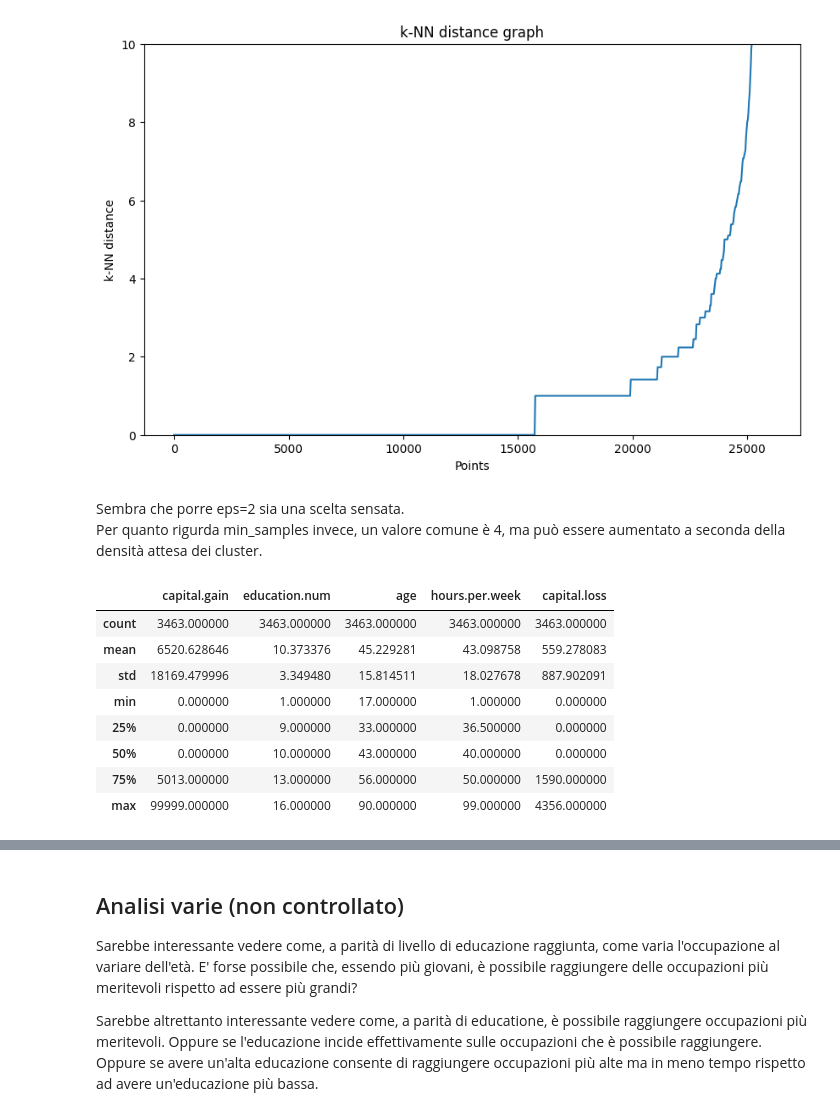
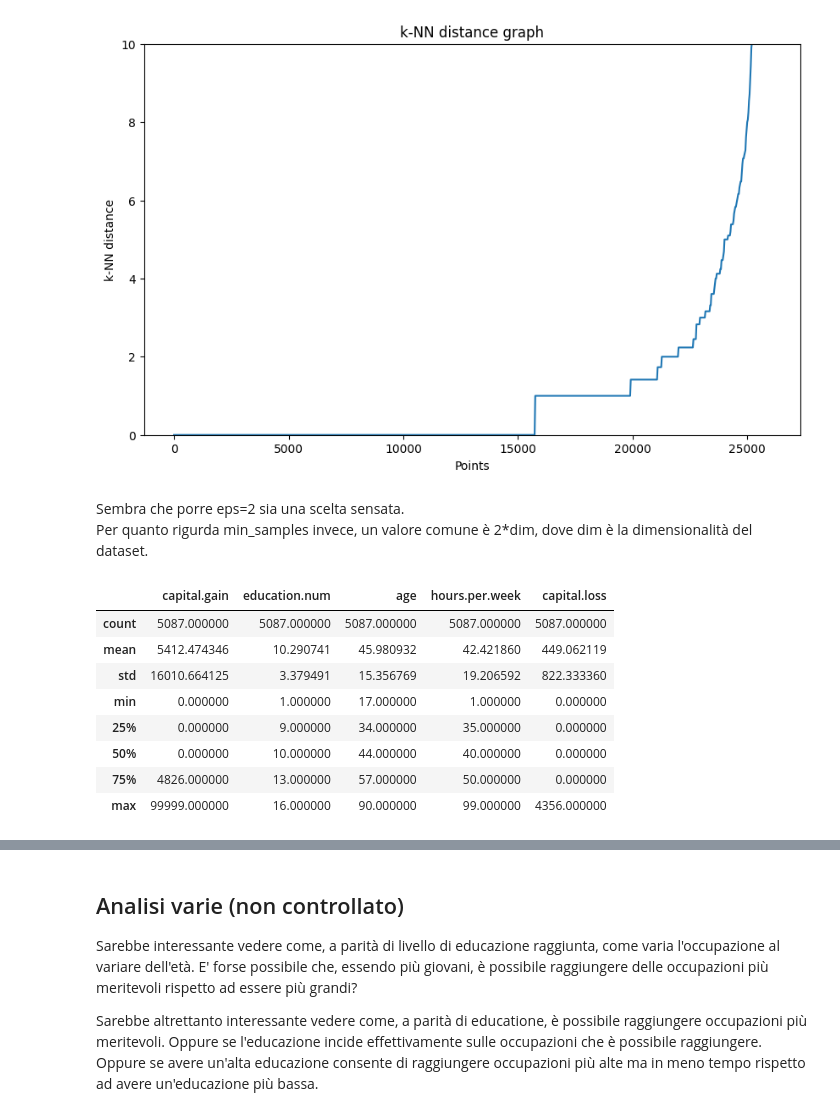
Before and after one commit to ale29ruf/Progetto_Data_Mining, a Jupyter notebook: ProgettoACI.ipynb, the cells around one changed output, grey strips where cells are left out. Drawn from its saved outputs; the diff is of its cells as text; code cells hidden in the pictures.

```diff
--- a/ProgettoACI.ipynb
+++ b/ProgettoACI.ipynb
@@ -1038,26 +1035,26 @@ plt.show()
 [figure]
 # %% [markdown]
 Sembra che porre eps=2 sia una scelta sensata.
-Per quanto rigurda min_samples invece, un valore comune è 4, ma può essere aumentato a seconda della densità attesa dei cluster.
+Per quanto rigurda min_samples invece, un valore comune è 2*dim, dove dim è la dimensionalità del dataset.
 # %%
 from sklearn.cluster import DBSCAN
 
-dbscan = DBSCAN(eps=2, min_samples=4)
+dbscan = DBSCAN(eps=2, min_samples=2*5)
 
 # Lancio DBSCAN
 labels = dbscan.fit_predict(train_set_non_binary)
 
 # Le anomalie vengono etichettate come -1 dall'algoritmo
 anomalies = train_set_non_binary[labels == -1]
 
 anomalies.describe()
 # %% [output]
 |  | capital.gain | education.num | age | hours.per.week | capital.loss |
-| count | 3463.000000 | 3463.000000 | 3463.000000 | 3463.000000 | 3463.000000 |
-| mean | 6520.628646 | 10.373376 | 45.229281 | 43.098758 | 559.278083 |
-| std | 18169.479996 | 3.349480 | 15.814511 | 18.027678 | 887.902091 |
+| count | 5087.000000 | 5087.000000 | 5087.000000 | 5087.000000 | 5087.000000 |
+| mean | 5412.474346 | 10.290741 | 45.980932 | 42.421860 | 449.062119 |
+| std | 16010.664125 | 3.379491 | 15.356769 | 19.206592 | 822.333360 |
 | min | 0.000000 | 1.000000 | 17.000000 | 1.000000 | 0.000000 |
-| 25% | 0.000000 | 9.000000 | 33.000000 | 36.500000 | 0.000000 |
-| 50% | 0.000000 | 10.000000 | 43.000000 | 40.000000 | 0.000000 |
-| 75% | 5013.000000 | 13.000000 | 56.000000 | 50.000000 | 1590.000000 |
+| 25% | 0.000000 | 9.000000 | 34.000000 | 35.000000 | 0.000000 |
+| 50% | 0.000000 | 10.000000 | 44.000000 | 40.000000 | 0.000000 |
+| 75% | 4826.000000 | 13.000000 | 57.000000 | 50.000000 | 0.000000 |
 | max | 99999.000000 | 16.000000 | 90.000000 | 99.000000 | 4356.000000 |
```
Also changed, not shown: parts of 3 cells of this notebook.
